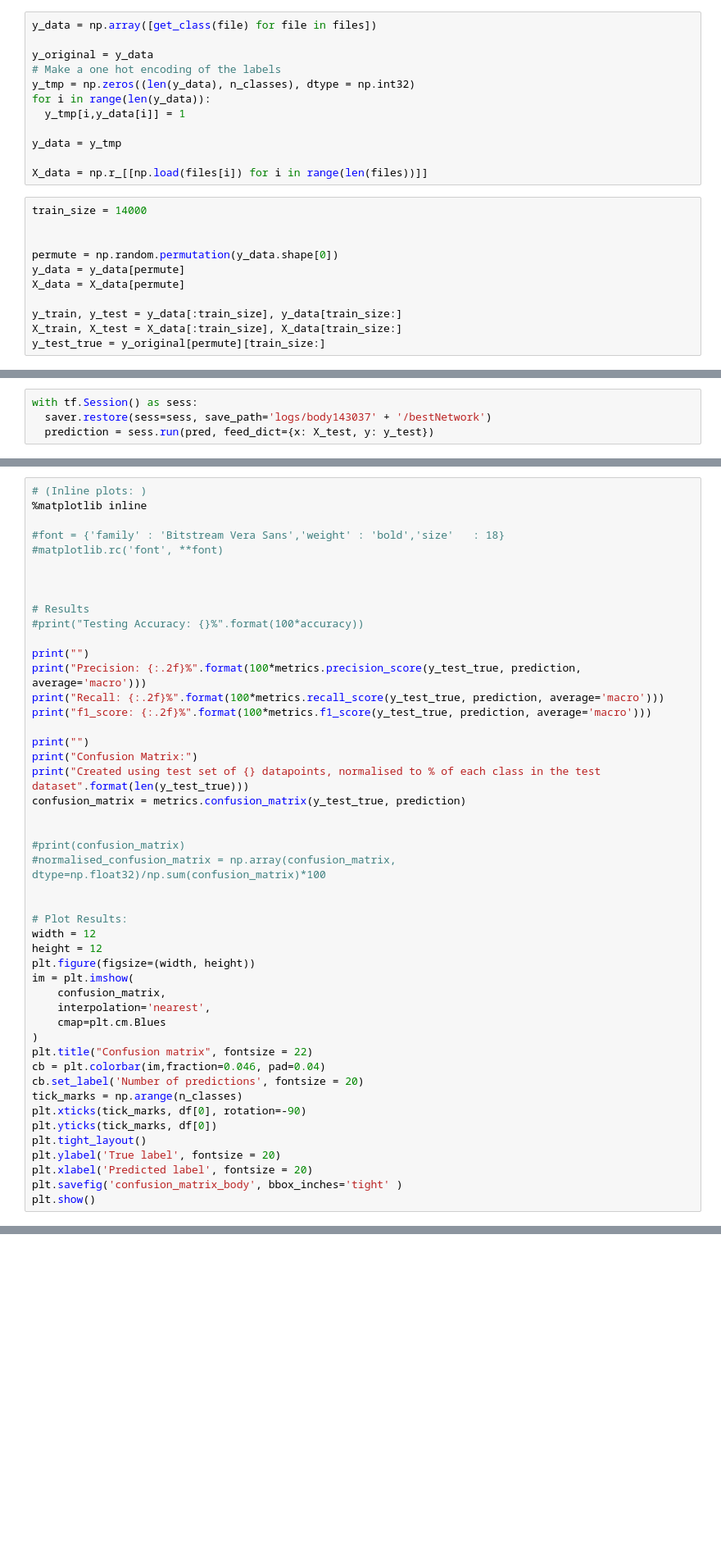
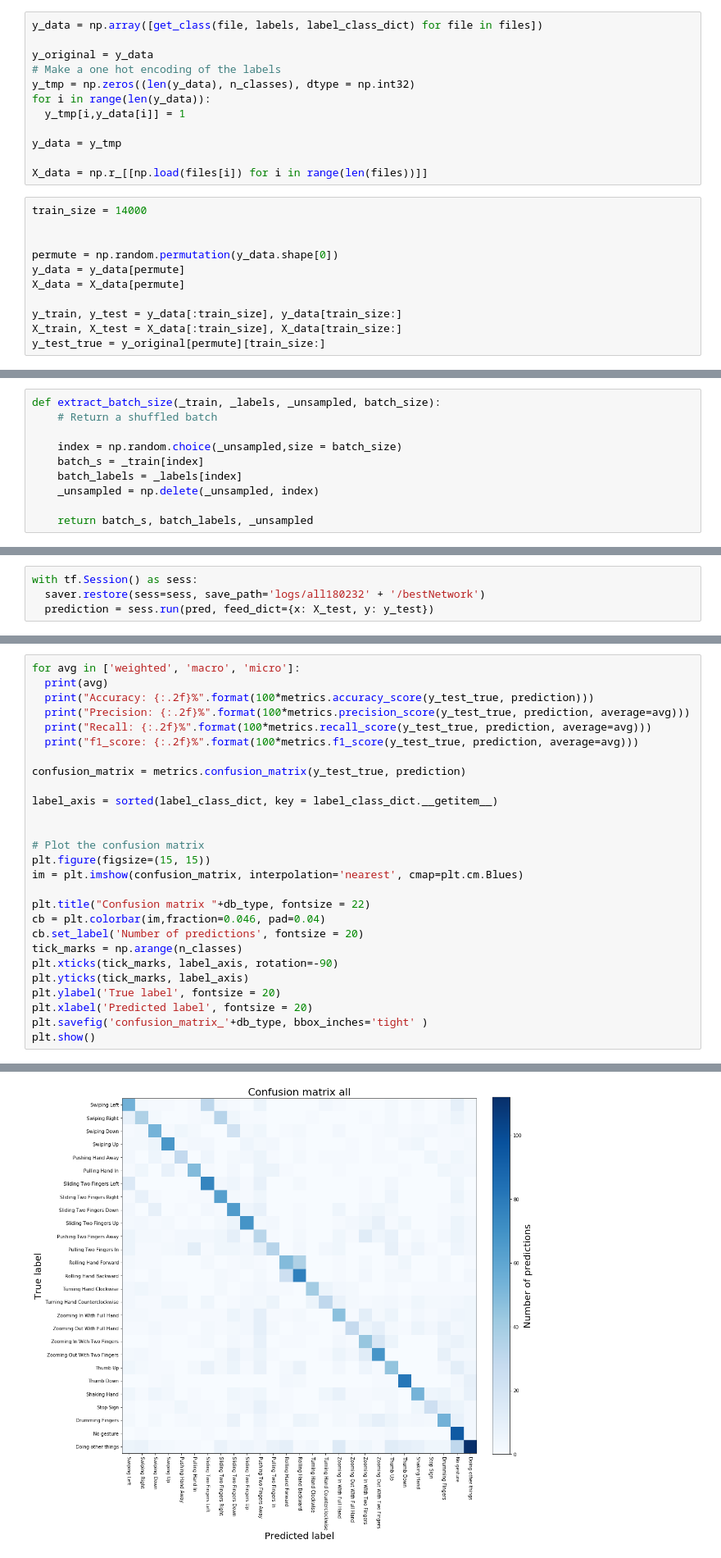
Before and after one commit to faaip/OpenPose-Gesture-Recognition, a Jupyter notebook: RNN/Our Classifier.ipynb, the cells around one changed output, grey strips where cells are left out. Shown: that part at 82% size. Cells and saved outputs as stored; diff of their text form; blank space fills up the shorter version.

```diff
--- a/RNN/Our Classifier.ipynb
+++ b/RNN/Our Classifier.ipynb
@@ -42,5 +43,5 @@ len(files)
 # %%
-y_data = np.array([get_class(file) for file in files])
+y_data = np.array([get_class(file, labels, label_class_dict) for file in files])
 
 y_original = y_data
 # Make a one hot encoding of the labels
@@ -124,2 +101,12 @@ def extract_batch_size(_train, _labels, _unsampled, batch_size):
+# %%
+def extract_batch_size(_train, _labels, _unsampled, batch_size):
+    # Return a shuffled batch
+
+    index = np.random.choice(_unsampled,size = batch_size)
+    batch_s = _train[index]
+    batch_labels = _labels[index]
+    _unsampled = np.delete(_unsampled, index)
+
+    return batch_s, batch_labels, _unsampled
 # %% [markdown]
 ----
@@ -278,4 +296,4 @@ KeyboardInterrupt:
 # %%
 with tf.Session() as sess:
-  saver.restore(sess=sess, save_path='logs/body143037' + '/bestNetwork')
+  saver.restore(sess=sess, save_path='logs/all180232' + '/bestNetwork')
   prediction = sess.run(pred, feed_dict={x: X_test, y: y_test})
@@ -285,47 +309,28 @@ prediction.shape
 # %%
-# (Inline plots: )
-%matplotlib inline
+for avg in ['weighted', 'macro', 'micro']:
+  print(avg)
+  print("Accuracy: {:.2f}%".format(100*metrics.accuracy_score(y_test_true, prediction)))
+  print("Precision: {:.2f}%".format(100*metrics.precision_score(y_test_true, prediction, average=avg)))
+  print("Recall: {:.2f}%".format(100*metrics.recall_score(y_test_true, prediction, average=avg)))
+  print("f1_score: {:.2f}%".format(100*metrics.f1_score(y_test_true, prediction, average=avg)))
 
-#font = {'family' : 'Bitstream Vera Sans','weight' : 'bold','size'   : 18}
-#matplotlib.rc('font', **font)
+confusion_matrix = metrics.confusion_matrix(y_test_true, prediction)
+
+label_axis = sorted(label_class_dict, key = label_class_dict.__getitem__)
 
 
+# Plot the confusion matrix
+plt.figure(figsize=(15, 15))
+im = plt.imshow(confusion_matrix, interpolation='nearest', cmap=plt.cm.Blues)
 
-# Results
-#print("Testing Accuracy: {}%".format(100*accuracy))
-
-print("")
-print("Precision: {:.2f}%".format(100*metrics.precision_score(y_test_true, prediction, average='macro')))
-print("Recall: {:.2f}%".format(100*metrics.recall_score(y_test_true, prediction, average='macro')))
-print("f1_score: {:.2f}%".format(100*metrics.f1_score(y_test_true, prediction, average='macro')))
-
-print("")
-print("Confusion Matrix:")
-print("Created using test set of {} datapoints, normalised to % of each class in the test dataset".format(len(y_test_true)))
-confusion_matrix = metrics.confusion_matrix(y_test_true, prediction)
-
-
-#print(confusion_matrix)
-#normalised_confusion_matrix = np.array(confusion_matrix, dtype=np.float32)/np.sum(confusion_matrix)*100
-
-
-# Plot Results:
-width = 12
-height = 12
-plt.figure(figsize=(width, height))
-im = plt.imshow(
-    confusion_matrix,
-    interpolation='nearest',
-    cmap=plt.cm.Blues
-)
-plt.title("Confusion matrix", fontsize = 22)
+plt.title("Confusion matrix "+db_type, fontsize = 22)
 cb = plt.colorbar(im,fraction=0.046, pad=0.04)
 cb.set_label('Number of predictions', fontsize = 20)
 tick_marks = np.arange(n_classes)
-plt.xticks(tick_marks, df[0], rotation=-90)
-plt.yticks(tick_marks, df[0])
-plt.tight_layout()
+plt.xticks(tick_marks, label_axis, rotation=-90)
+plt.yticks(tick_marks, label_axis)
 plt.ylabel('True label', fontsize = 20)
 plt.xlabel('Predicted label', fontsize = 20)
-plt.savefig('confusion_matrix_body', bbox_inches='tight' )
+plt.savefig('confusion_matrix_'+db_type, bbox_inches='tight' )
 plt.show()
+# %% [output]
@@ -331,0 +352 @@ plt.show()
+[figure, added]
```
Also changed, not shown: parts of 24 cells of this notebook, 4 other files.
